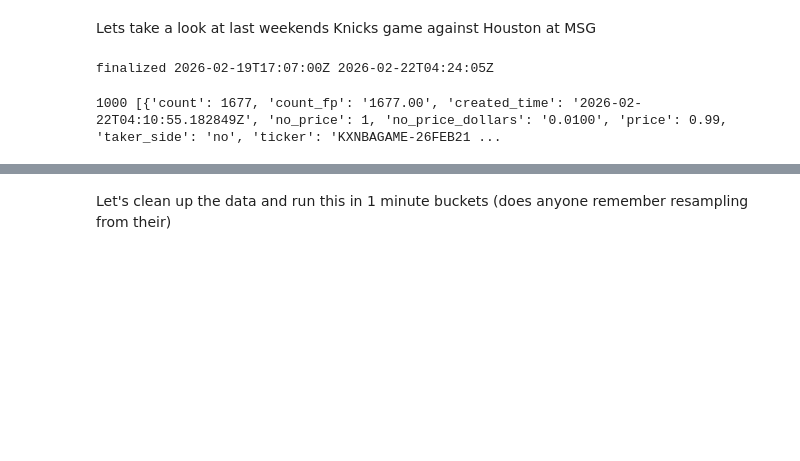
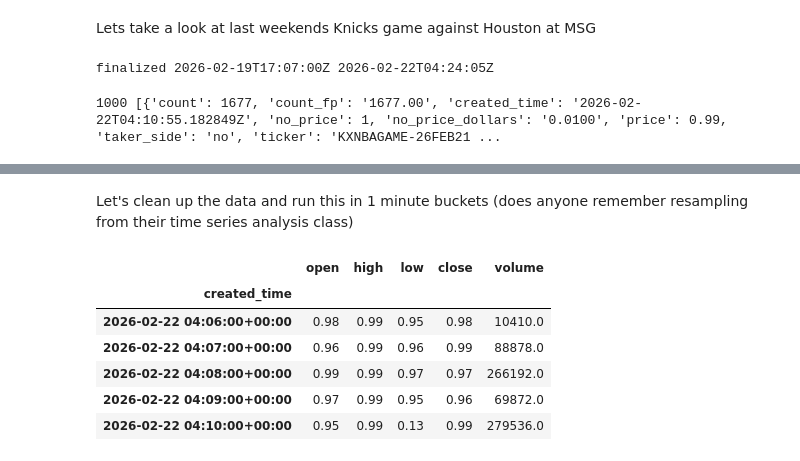
Before and after one commit to tanalytical/kalshi, a Jupyter notebook: KnicksHouston26FEB21HOUNYK.ipynb, the cells around one changed output, grey strips where cells are left out. Cells and saved outputs as stored; diff of their text form; code cells hidden in the pictures; blank space fills up the shorter version.

```diff
--- a/KnicksHouston26FEB21HOUNYK.ipynb
+++ b/KnicksHouston26FEB21HOUNYK.ipynb
@@ -35,4 +35,4 @@ df[df['price'] == .51]
 | 150 | 101 | 101.00 | 2026-02-22T04:10:39.448481Z | 49 | 0.4900 | 0.51 | no | KXNBAGAME-26FEB21HOUNYK-NYK | 296ba56b-4c88-518a-e42f-3bb8b5436c44 | ... |
 | 335 | 144 | 144.00 | 2026-02-22T04:10:02.329467Z | 49 | 0.4900 | 0.51 | no | KXNBAGAME-26FEB21HOUNYK-NYK | f7a0354e-6fd2-4c4d-137c-b86ca010881f | ... |
 # %% [markdown]
-Let's clean up the data and run this in 1 minute buckets (does anyone remember resampling from their)
+Let's clean up the data and run this in 1 minute buckets (does anyone remember resampling from their time series analysis class)
@@ -38,0 +58,10 @@ Let's clean up the data and run this in 1 minute buckets (does anyone remember r
+# %%
+minute
+# %% [output]
+|  | open | high | low | close | volume |
+| created_time |  |  |  |  |  |
+| 2026-02-22 04:06:00+00:00 | 0.98 | 0.99 | 0.95 | 0.98 | 10410.0 |
+| 2026-02-22 04:07:00+00:00 | 0.96 | 0.99 | 0.96 | 0.99 | 88878.0 |
+| 2026-02-22 04:08:00+00:00 | 0.99 | 0.99 | 0.97 | 0.97 | 266192.0 |
+| 2026-02-22 04:09:00+00:00 | 0.97 | 0.99 | 0.95 | 0.96 | 69872.0 |
+| 2026-02-22 04:10:00+00:00 | 0.95 | 0.99 | 0.13 | 0.99 | 279536.0 |
```
Also changed, not shown: parts of 2 cells of this notebook.
